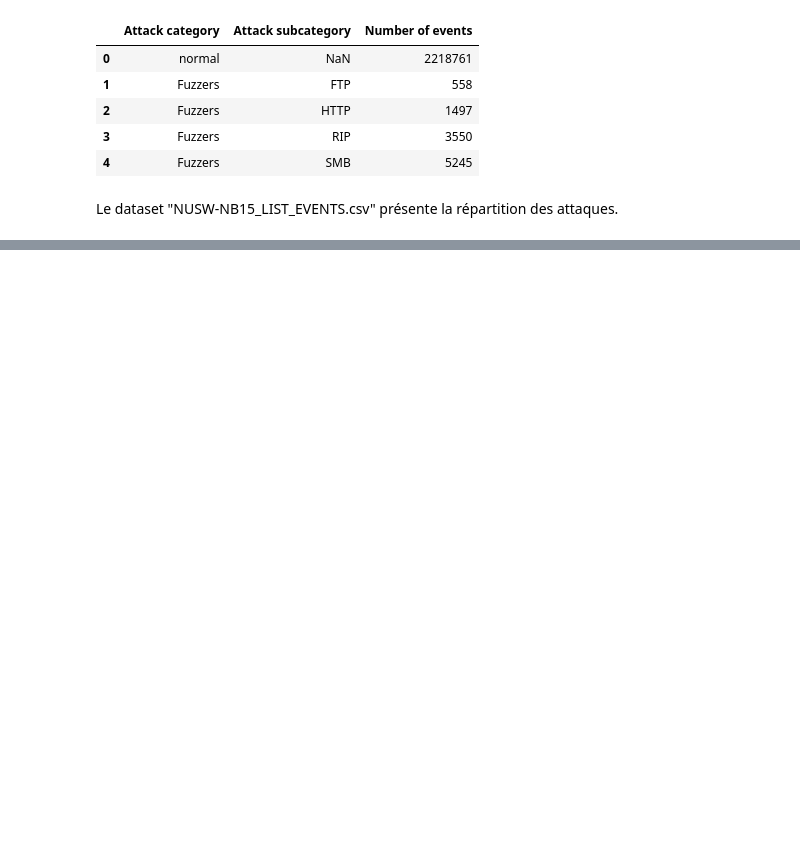
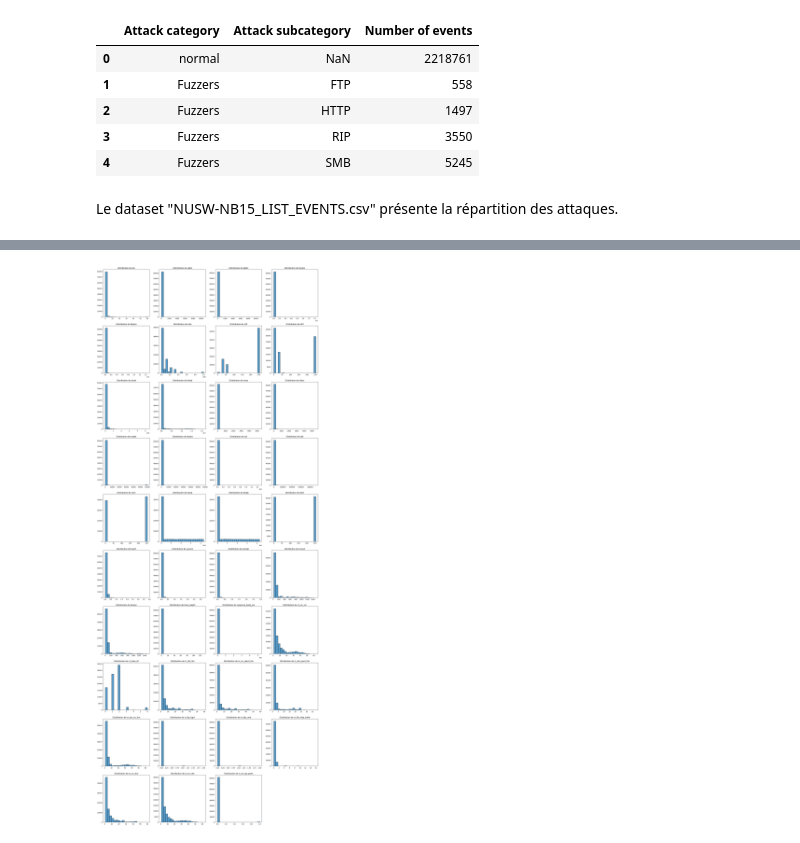
Before and after one commit to titibemo/tp_groupe_soc, a Jupyter notebook: notebooks/01_exploration.ipynb, the cells around one changed output, grey strips where cells are left out. Drawn from its saved outputs; the diff is of its cells as text; code cells hidden in the pictures; blank space fills up the shorter version.

```diff
--- a/notebooks/01_exploration.ipynb
+++ b/notebooks/01_exploration.ipynb
@@ -126,0 +225,19 @@ Le dataset "NUSW-NB15_LIST_EVENTS.csv" présente la répartition des attaques.
+# %%
+n_cols = 4
+n_rows = math.ceil(len(num_features) / n_cols)
+
+plt.figure(figsize=(20, 5 * n_rows))
+
+for i, col in enumerate(num_features, 1):
+    plt.subplot(n_rows, n_cols, i)
+
+    sns.histplot(df_features[col], bins=20)
+
+    plt.title(f"Distribution de {col}")
+    plt.xlabel("")
+    plt.ylabel("")
+
+plt.tight_layout()
+plt.show()
+# %% [output]
+[figure, added]
```
Also changed, not shown: parts of 14 cells of this notebook.
